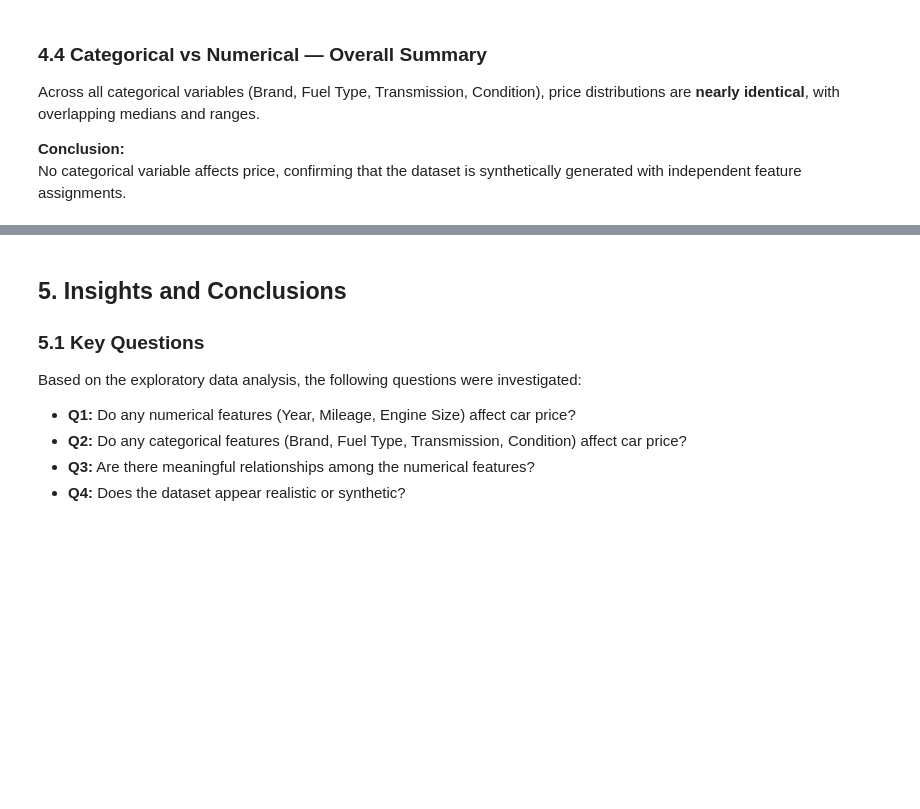
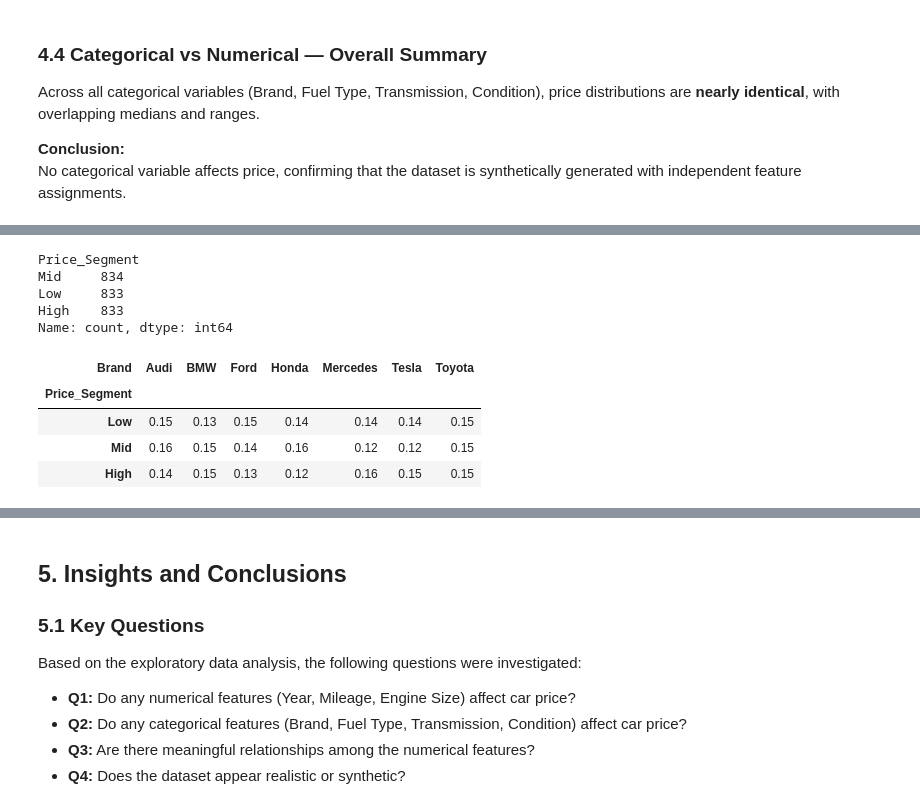
Before and after one commit to Spacecowboy-Spike/python-essential-final-project, a Jupyter notebook: Final_Analysis.ipynb.ipynb, the cells around one changed output, grey strips where cells are left out. Cells and saved outputs as stored; diff of their text form; code cells hidden in the pictures; blank space fills up the shorter version.

```diff
--- a/Final_Analysis.ipynb.ipynb
+++ b/Final_Analysis.ipynb.ipynb
@@ -537,0 +562,34 @@ No categorical variable affects price, confirming that the dataset is synthetica
+# %%
+# 4.5.2.1 Create price segments (Low / Mid / High) using quantiles
+# This divides Price into three equally sized groups for comparison.
+
+df_clean['Price_Segment'] = pd.qcut(
+    df_clean['Price'],
+    q=3,
+    labels=['Low', 'Mid', 'High']
+)
+
+df_clean['Price_Segment'].value_counts()
+# %% [output]
+Price_Segment
+Mid     834
+Low     833
+High    833
+Name: count, dtype: int64
+# %%
+# 4.5.2.2 Check brand distribution within each price segment
+# The table shows how brands are distributed across Low, Mid, and High price groups.
+
+brand_by_segment = pd.crosstab(
+    df_clean['Price_Segment'],
+    df_clean['Brand'],
+    normalize='index'
+).round(2)
+
+brand_by_segment
+# %% [output]
+| Brand | Audi | BMW | Ford | Honda | Mercedes | Tesla | Toyota |
+| Price_Segment |  |  |  |  |  |  |  |
+| Low | 0.15 | 0.13 | 0.15 | 0.14 | 0.14 | 0.14 | 0.15 |
+| Mid | 0.16 | 0.15 | 0.14 | 0.16 | 0.12 | 0.12 | 0.15 |
+| High | 0.14 | 0.15 | 0.13 | 0.12 | 0.16 | 0.15 | 0.15 |
```
Also changed, not shown: parts of 6 cells of this notebook.
